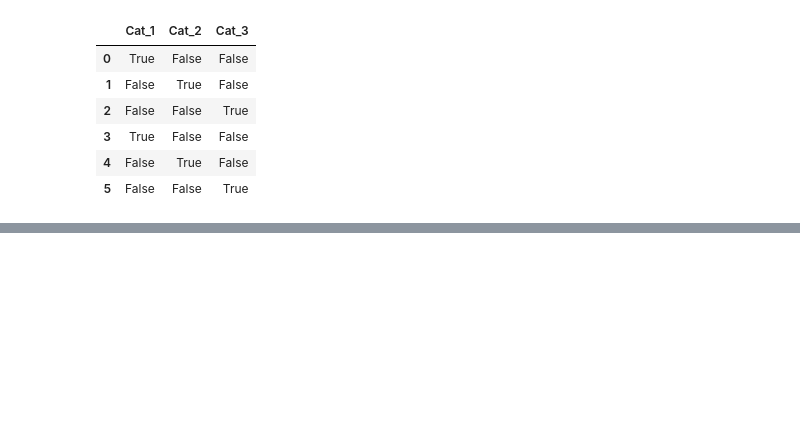
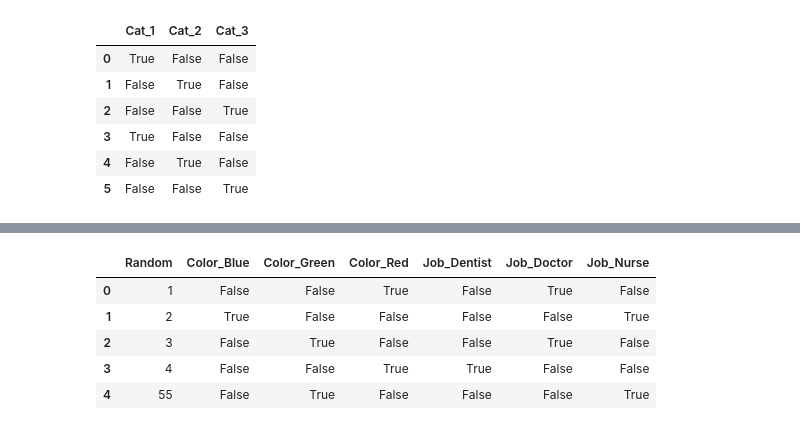
Before and after one commit to fateme-alk/learning, a Jupyter notebook: IBM_data_analysis/module1/IBM_data_analysis.ipynb, the cells around one changed output, grey strips where cells are left out. Drawn from its saved outputs; the diff is of its cells as text; code cells hidden in the pictures; blank space fills up the shorter version.

```diff
--- a/IBM_data_analysis/module1/IBM_data_analysis.ipynb
+++ b/IBM_data_analysis/module1/IBM_data_analysis.ipynb
@@ -1528,3 +1595,10 @@ categories
 | 3 | True | False | False |
 | 4 | False | True | False |
 | 5 | False | False | True |
+# %%
+# Sample dataset with a categorical column
+data = {'Color': ['Red', 'Blue', 'Green', 'Red', 'Green'],
+        'Job': ['Doctor', 'Nurse', 'Doctor', 'Dentist', 'Nurse'],
+        'Random': [1, 2, 3, 4, 55]
+        }
+df = pd.DataFrame(data)
@@ -1530,0 +1636,11 @@ categories
+# %%
+one_hot_encoded = pd.get_dummies(df, columns=['Color', 'Job'])
+# %%
+one_hot_encoded
+# %% [output]
+|  | Random | Color_Blue | Color_Green | Color_Red | Job_Dentist | Job_Doctor | Job_Nurse |
+| 0 | 1 | False | False | True | False | True | False |
+| 1 | 2 | True | False | False | False | False | True |
+| 2 | 3 | False | True | False | False | True | False |
+| 3 | 4 | False | False | True | True | False | False |
+| 4 | 55 | False | True | False | False | False | True |
```
Also changed, not shown: parts of 29 cells of this notebook.
